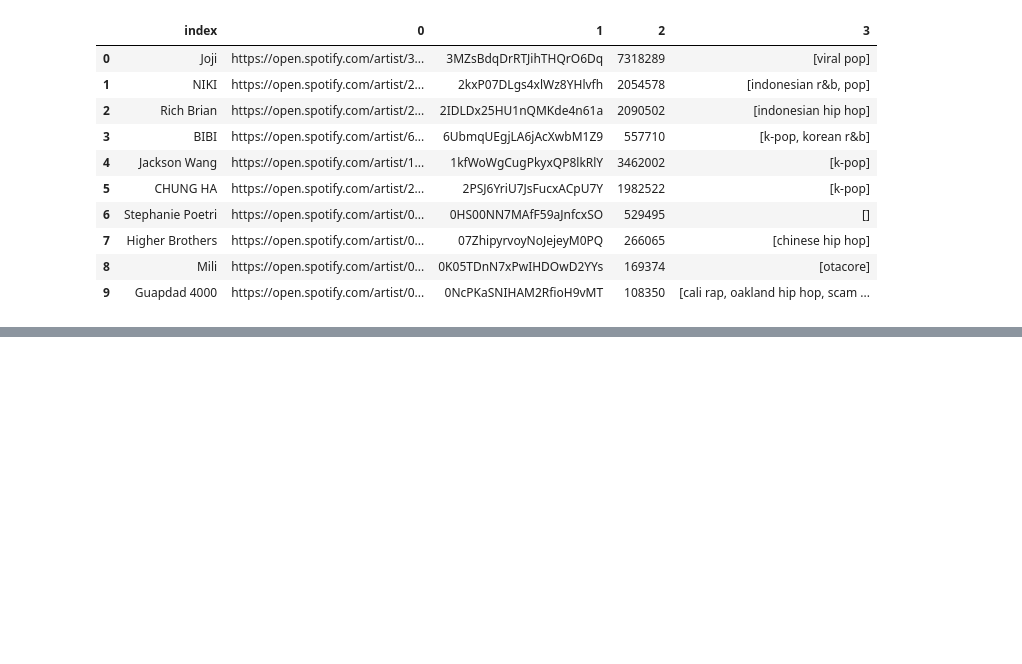
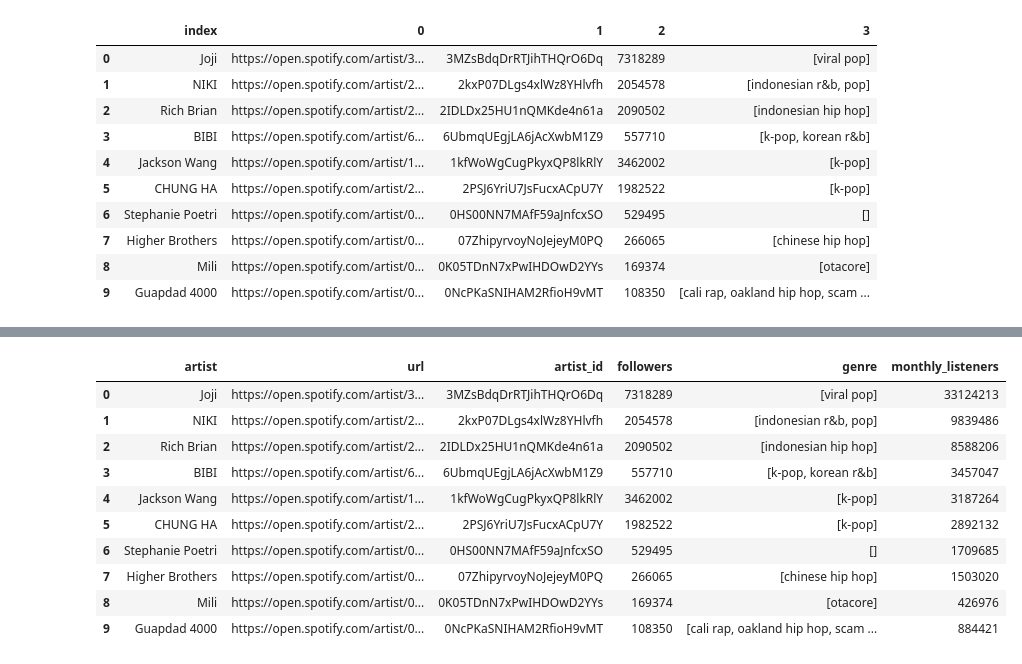
Before and after one commit to jeugenio103/Project-3, a Jupyter notebook: 88RisingArtists/webscrape.ipynb, the cells around one changed output, grey strips where cells are left out. Drawn from its saved outputs; the diff is of its cells as text; code cells hidden in the pictures; blank space fills up the shorter version.

```diff
--- a/88RisingArtists/webscrape.ipynb
+++ b/88RisingArtists/webscrape.ipynb
@@ -215,5 +184,5 @@ list
 # %%
-url = 'https://open.spotify.com/artist/3MZsBdqDrRTJihTHQrO6Dq'
+url = 'https://open.spotify.com/artist/1kfWoWgCugPkyxQP8lkRlY'
 browser.visit(url)
 # %%
 html = browser.html
@@ -298,2 +222,37 @@ for i in list:
 # %%
 browser.quit()
+# %%
+
+executable_path = {'executable_path': ChromeDriverManager().install()}
+browser = Browser('chrome', **executable_path, headless=False)
+
+for index, row in df.iterrows():
+
+        art_id = row['artist_id']
+        url= 'https://open.spotify.com/artist'
+        browser.visit(("{}/{}".format(url,art_id)))
+        time.sleep(10)
+
+        html = browser.html
+        soup = bs(html, 'html.parser')
+
+        results = soup.find_all('div', class_='RP2rRchy4i8TIp1CTmb7')
+
+        # Loop through results
+        for result in results:
+            # Error handling
+            try:
+                # Identify span with listener value:
+                listeners = result.find('span', class_='Ydwa1P5GkCggtLlSvphs').text
+
+                if (listeners):
+                    # Print results:
+                    print(listeners.split()[0].replace(',', ''))
+                    time.sleep(6)
+                    print('----------')
+                    df.loc[index, "monthly_listeners"] = listeners.split()[0].replace(',', '')
+                    time.sleep(6)
+
+
+            except (KeyError, IndexError):
+                print("Missing field/result... skipping.")
@@ -299,0 +272,14 @@ browser.quit()
+# %%
+df.head(10)
+# %% [output]
+|  | artist | url | artist_id | followers | genre | monthly_listeners |
+| 0 | Joji | https://open.spotify.com/artist/3... | 3MZsBdqDrRTJihTHQrO6Dq | 7318289 | [viral pop] | 33124213 |
+| 1 | NIKI | https://open.spotify.com/artist/2... | 2kxP07DLgs4xlWz8YHlvfh | 2054578 | [indonesian r&b, pop] | 9839486 |
+| 2 | Rich Brian | https://open.spotify.com/artist/2... | 2IDLDx25HU1nQMKde4n61a | 2090502 | [indonesian hip hop] | 8588206 |
+| 3 | BIBI | https://open.spotify.com/artist/6... | 6UbmqUEgjLA6jAcXwbM1Z9 | 557710 | [k-pop, korean r&b] | 3457047 |
+| 4 | Jackson Wang | https://open.spotify.com/artist/1... | 1kfWoWgCugPkyxQP8lkRlY | 3462002 | [k-pop] | 3187264 |
+| 5 | CHUNG HA | https://open.spotify.com/artist/2... | 2PSJ6YriU7JsFucxACpU7Y | 1982522 | [k-pop] | 2892132 |
+| 6 | Stephanie Poetri | https://open.spotify.com/artist/0... | 0HS00NN7MAfF59aJnfcxSO | 529495 | [] | 1709685 |
+| 7 | Higher Brothers | https://open.spotify.com/artist/0... | 07ZhipyrvoyNoJejeyM0PQ | 266065 | [chinese hip hop] | 1503020 |
+| 8 | Mili | https://open.spotify.com/artist/0... | 0K05TDnN7xPwIHDOwD2YYs | 169374 | [otacore] | 426976 |
+| 9 | Guapdad 4000 | https://open.spotify.com/artist/0... | 0NcPKaSNIHAM2RfioH9vMT | 108350 | [cali rap, oakland hip hop, scam ... | 884421 |
```
Also changed, not shown: parts of 12 cells of this notebook.
